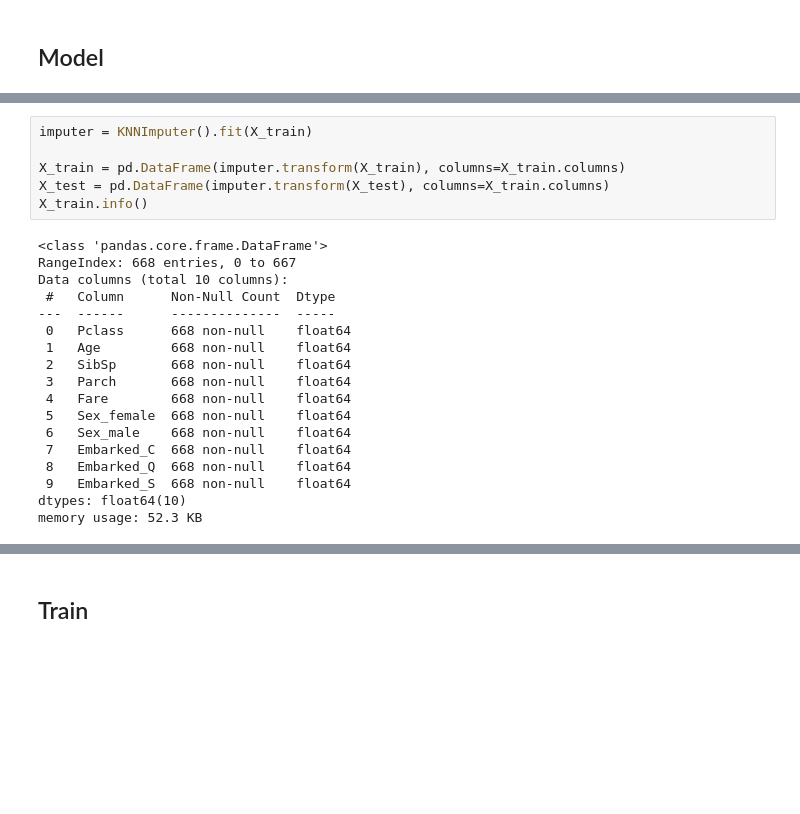
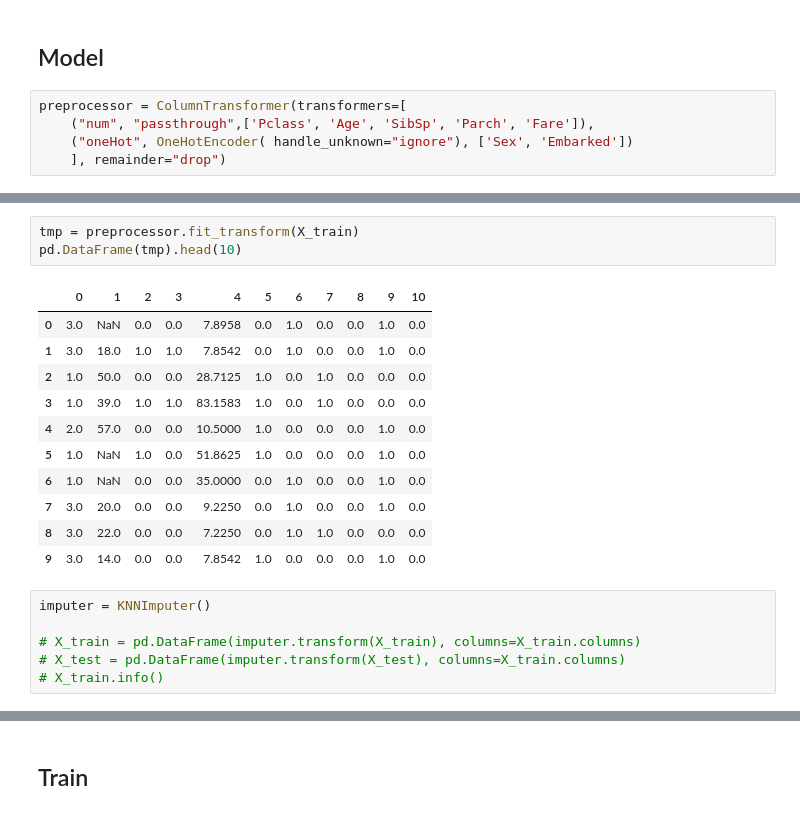
Before and after one commit to AlexandreGazagnes/for-nora, a Jupyter notebook: notebooks/02_modelisation.ipynb, the cells around one changed output, grey strips where cells are left out. Drawn from its saved outputs; the diff is of its cells as text; blank space fills up the shorter version.

```diff
--- a/notebooks/02_modelisation.ipynb
+++ b/notebooks/02_modelisation.ipynb
@@ -118,2 +131,7 @@ X_test.head()
 # %% [markdown]
 ## Model
+# %%
+preprocessor = ColumnTransformer(transformers=[
+    ("num", "passthrough",['Pclass', 'Age', 'SibSp', 'Parch', 'Fare']),
+    ("oneHot", OneHotEncoder( handle_unknown="ignore"), ['Sex', 'Embarked'])
+    ], remainder="drop")
@@ -120,24 +152,21 @@ X_test.head()
+# %%
+tmp = preprocessor.fit_transform(X_train)
+pd.DataFrame(tmp).head(10)
+# %% [output]
+|  | 0 | 1 | 2 | 3 | 4 | 5 | 6 | 7 | 8 | 9 | 10 |
+| 0 | 3.0 | NaN | 0.0 | 0.0 | 7.8958 | 0.0 | 1.0 | 0.0 | 0.0 | 1.0 | 0.0 |
+| 1 | 3.0 | 18.0 | 1.0 | 1.0 | 7.8542 | 0.0 | 1.0 | 0.0 | 0.0 | 1.0 | 0.0 |
+| 2 | 1.0 | 50.0 | 0.0 | 0.0 | 28.7125 | 1.0 | 0.0 | 1.0 | 0.0 | 0.0 | 0.0 |
+| 3 | 1.0 | 39.0 | 1.0 | 1.0 | 83.1583 | 1.0 | 0.0 | 1.0 | 0.0 | 0.0 | 0.0 |
+| 4 | 2.0 | 57.0 | 0.0 | 0.0 | 10.5000 | 1.0 | 0.0 | 0.0 | 0.0 | 1.0 | 0.0 |
+| 5 | 1.0 | NaN | 1.0 | 0.0 | 51.8625 | 1.0 | 0.0 | 0.0 | 0.0 | 1.0 | 0.0 |
+| 6 | 1.0 | NaN | 0.0 | 0.0 | 35.0000 | 0.0 | 1.0 | 0.0 | 0.0 | 1.0 | 0.0 |
+| 7 | 3.0 | 20.0 | 0.0 | 0.0 | 9.2250 | 0.0 | 1.0 | 0.0 | 0.0 | 1.0 | 0.0 |
+| 8 | 3.0 | 22.0 | 0.0 | 0.0 | 7.2250 | 0.0 | 1.0 | 1.0 | 0.0 | 0.0 | 0.0 |
+| 9 | 3.0 | 14.0 | 0.0 | 0.0 | 7.8542 | 1.0 | 0.0 | 0.0 | 0.0 | 1.0 | 0.0 |
 # %%
-imputer = KNNImputer().fit(X_train)
+imputer = KNNImputer()
 
-X_train = pd.DataFrame(imputer.transform(X_train), columns=X_train.columns)
-X_test = pd.DataFrame(imputer.transform(X_test), columns=X_train.columns)
-X_train.info()
+# X_train = pd.DataFrame(imputer.transform(X_train), columns=X_train.columns)
+# X_test = pd.DataFrame(imputer.transform(X_test), columns=X_train.columns)
+# X_train.info()
-# %% [output]
-<class 'pandas.core.frame.DataFrame'>
-RangeIndex: 668 entries, 0 to 667
-Data columns (total 10 columns):
- #   Column      Non-Null Count  Dtype
----  ------      --------------  -----
- 0   Pclass      668 non-null    float64
- 1   Age         668 non-null    float64
- 2   SibSp       668 non-null    float64
- 3   Parch       668 non-null    float64
- 4   Fare        668 non-null    float64
- 5   Sex_female  668 non-null    float64
- 6   Sex_male    668 non-null    float64
- 7   Embarked_C  668 non-null    float64
- 8   Embarked_Q  668 non-null    float64
- 9   Embarked_S  668 non-null    float64
-dtypes: float64(10)
-memory usage: 52.3 KB
```
Also changed, not shown: parts of 27 cells of this notebook, 1 other file.
